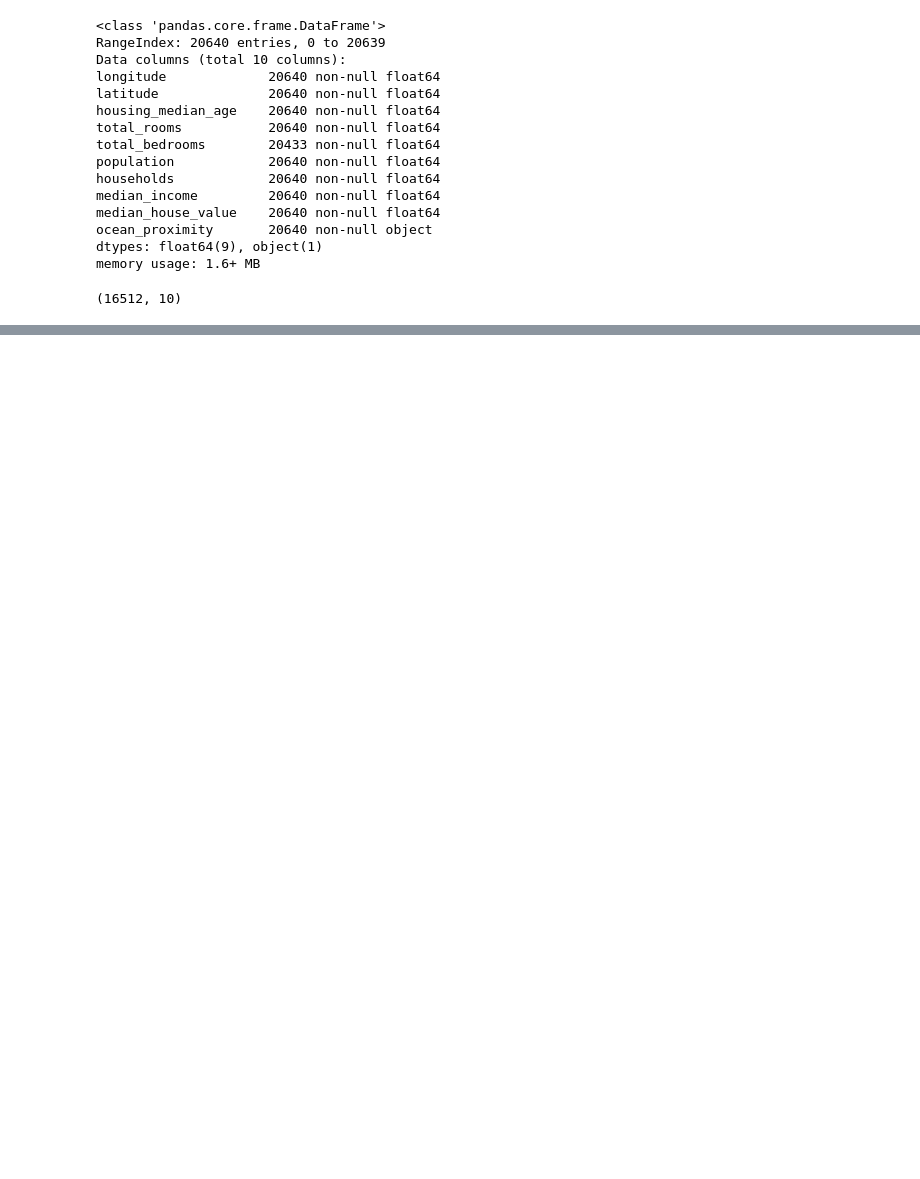
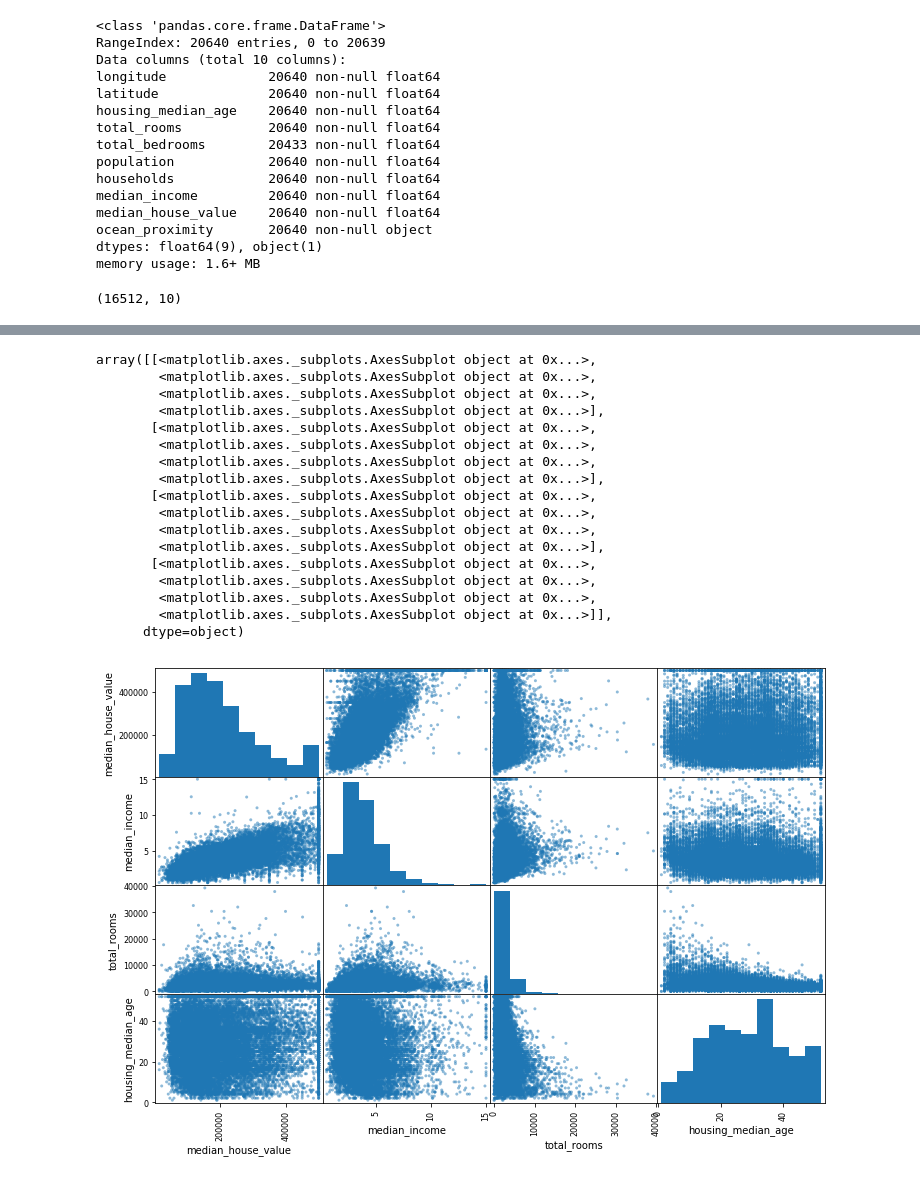
Before and after one commit to Peter996/Sunny_test, a Jupyter notebook: End-to-End Machine Learning Project/end_to_end_machine_learning_project.ipynb, the cells around one changed output, grey strips where cells are left out. Drawn from its saved outputs; the diff is of its cells as text; code cells hidden in the pictures; blank space fills up the shorter version.

```diff
--- a/End-to-End Machine Learning Project/end_to_end_machine_learning_project.ipynb
+++ b/End-to-End Machine Learning Project/end_to_end_machine_learning_project.ipynb
@@ -63,3 +70,6 @@ train_set, test_set = split_train_test_by_id(housing_with_id, 0.2, "id")
 from sklearn.model_selection import train_test_split
 # %%
 train_set, test_set = train_test_split(housing, test_size=0.2, random_state=42)
+# %%
+housing['income_category'] = np.ceil(housing['median_income'] / 1.5)
+housing['income_category'].where(housing['income_category'] < 5, 5.0, inplace=True)
@@ -65,0 +132,25 @@ train_set, test_set = train_test_split(housing, test_size=0.2, random_state=42)
+# %%
+from pandas.plotting import scatter_matrix
+
+attributes = ['median_house_value', 'median_income', 'total_rooms',
+              'housing_median_age']
+scatter_matrix(housing[attributes], figsize=(12, 8))
+# %% [output]
+array([[<matplotlib.axes._subplots.AxesSubplot object at 0x...>,
+        <matplotlib.axes._subplots.AxesSubplot object at 0x...>,
+        <matplotlib.axes._subplots.AxesSubplot object at 0x...>,
+        <matplotlib.axes._subplots.AxesSubplot object at 0x...>],
+       [<matplotlib.axes._subplots.AxesSubplot object at 0x...>,
+        <matplotlib.axes._subplots.AxesSubplot object at 0x...>,
+        <matplotlib.axes._subplots.AxesSubplot object at 0x...>,
+        <matplotlib.axes._subplots.AxesSubplot object at 0x...>],
+       [<matplotlib.axes._subplots.AxesSubplot object at 0x...>,
+        <matplotlib.axes._subplots.AxesSubplot object at 0x...>,
+        <matplotlib.axes._subplots.AxesSubplot object at 0x...>,
+        <matplotlib.axes._subplots.AxesSubplot object at 0x...>],
+       [<matplotlib.axes._subplots.AxesSubplot object at 0x...>,
+        <matplotlib.axes._subplots.AxesSubplot object at 0x...>,
+        <matplotlib.axes._subplots.AxesSubplot object at 0x...>,
+        <matplotlib.axes._subplots.AxesSubplot object at 0x...>]],
+      dtype=object)
+[figure, added]
```
Also changed, not shown: parts of 53 cells of this notebook.
